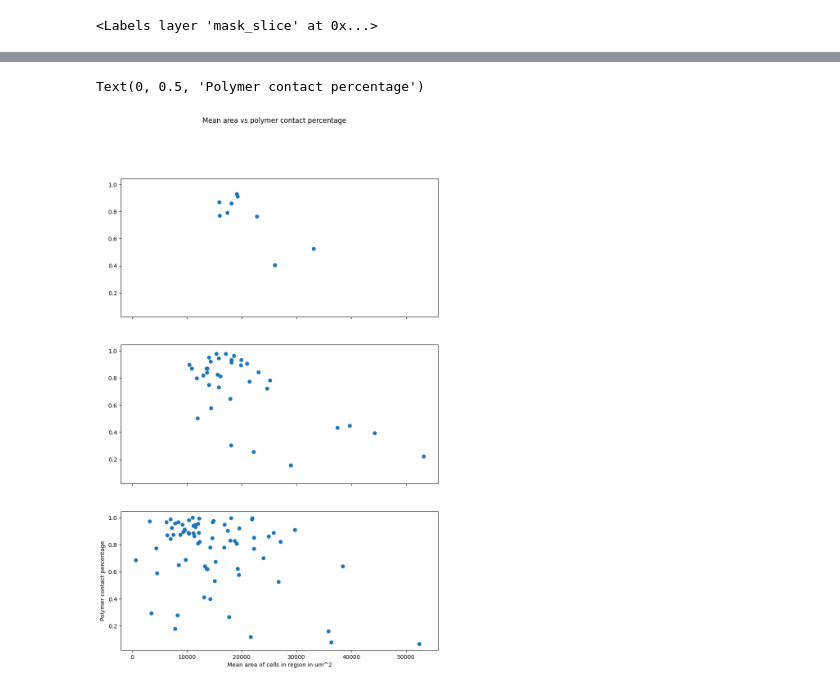
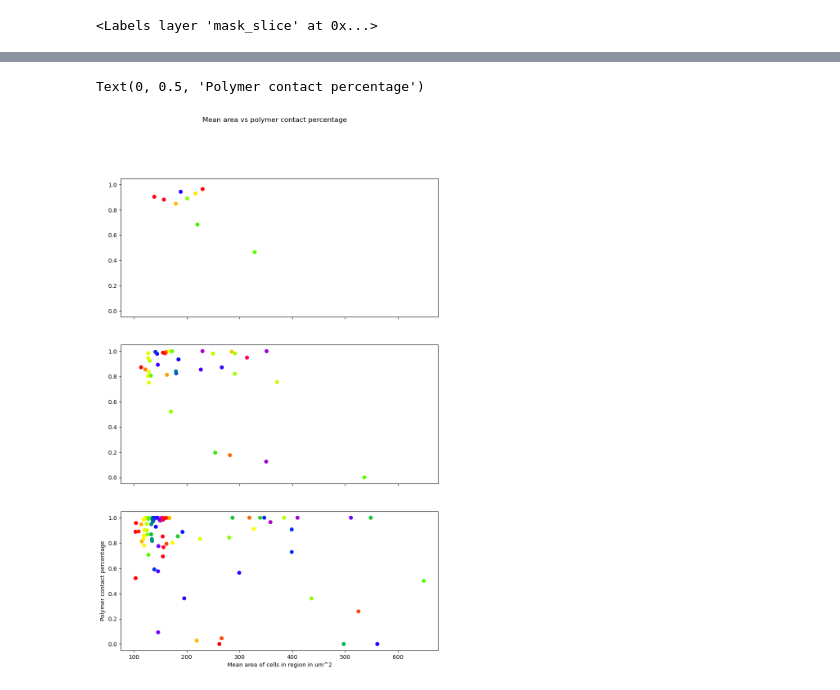
Before and after one commit to Eudoxosfly/Masterthesis, a Jupyter notebook: uCT_analysis/test.ipynb, the cells around one changed output, grey strips where cells are left out. Saved outputs shown, nothing was run; the diff lists cells and outputs as text; code cells hidden in the pictures.

Commit message:
improved contact area computation

```diff
--- a/uCT_analysis/test.ipynb
+++ b/uCT_analysis/test.ipynb
@@ -26,13 +23,15 @@ cle.list_available_backends()
 # %%
-particles = np.load("../../04_uCT/AD67/_particle_mask.npy")
-particles = np.transpose(particles, (1, 0, 2))
-tesselation = np.load("../../04_uCT/AD67/_tesselation.npy")
-tesselation = np.transpose(tesselation, (1, 0, 2))
-mask = np.load("../../04_uCT/AD67/_mask.npy")
-mask = np.transpose(mask, (1, 0, 2))
+particles = np.load("../../06_Results/uCT/AD67/_particle_mask.npy")
+particles = np.transpose(particles, get_transpose_order(particles, "z"))
+tesselation = np.load("../../06_Results/uCT/AD67/_tesselation.npy")
+tesselation = np.transpose(tesselation, get_transpose_order(tesselation, "z"))
+mask = np.load("../../06_Results/uCT/AD67/_mask.npy")
+mask = np.transpose(mask, get_transpose_order(mask, "z"))
 
+mid_idx = len(particles) // 2
+#
 print(particles.shape)
-tess_slice = tesselation[63]
-part_slice = particles[63]
-mask_slice = mask[63]
+tess_slice = tesselation[mid_idx]
+part_slice = particles[mid_idx]
+mask_slice = mask[mid_idx]
 # %% [output]
@@ -47,7 +50,7 @@ viewer.add_labels(mask_slice)
 # %%
 def divide_into_grid(image,
                      cells: tuple[int, int] = (3, 3),
-                     exclude_edges: bool = True):
+                     exclude_edges: bool = False):
     h, w = image.shape
     cell_h = h // cells[0]
     cell_w = w // cells[1]
@@ -63,7 +66,7 @@ def divide_into_grid(image,
 def region_cell_areas(regions):
     areas = []
     for region in regions:
-        cell_areas, _ = skimage.exposure.histogram(region)
+        cell_areas, _ = skimage.exposure.histogram(region, channel_axis=0)
         cell_areas = np.sort(cell_areas[cell_areas > 0])[:-1]
         areas.append(cell_areas)
     return areas
@@ -78,7 +81,10 @@ def polymer_contact(regions):
     contact_pct = np.array(contact_pct)
     return contact_pct
 
-def get_areas_and_contact(tess_slice, mask_slice, regions=(3, 3)):
+def get_areas_and_contact(tess_slice,
+                          mask_slice,
+                          regions=(3, 3),
+                          exclude_edges=False):
     # get means of voronoi cell areas for regions
     cells = divide_into_grid(tess_slice, regions)
     print("Region size: ", cells[0].shape)
@@ -87,7 +93,7 @@ def get_areas_and_contact(tess_slice, mask_slice, regions=(3, 3)):
     mean_areas = mean_areas.reshape(*regions)
 
     # get polymer contact percentage for regions
-    cells = divide_into_grid(mask_slice, exclude_edges=False, cells=regions)
+    cells = divide_into_grid(mask_slice, exclude_edges=exclude_edges, cells=regions)
     contact_percent = polymer_contact(cells).reshape(*regions)
     return mean_areas, contact_percent
 
@@ -122,12 +147,12 @@ Region size:  (180, 247)
 # %%
 # areas, contact = np.sort(areas.flatten()), np.sort(contact.flatten())
 fig, axs = plt.subplots(3, figsize=(10, 15), sharex=True, sharey=True)
 for ii in range(3):
     areas, contact = area_list[ii], contact_list[ii]
-    axs[ii].plot(areas.ravel(), contact.ravel(), "o")
+    axs[ii].scatter(areas.ravel(), contact.ravel(), c=areas.ravel(), cmap="prism")
 plt.suptitle("Mean area vs polymer contact percentage")
 plt.xlabel("Mean area of cells in region in um^2")
 plt.ylabel("Polymer contact percentage")
 # %% [output]
 Text(0, 0.5, 'Polymer contact percentage')
-[figure, old version]
+[figure, new version]
```
Also changed, not shown: parts of 7 cells of this notebook, 6 other files.
